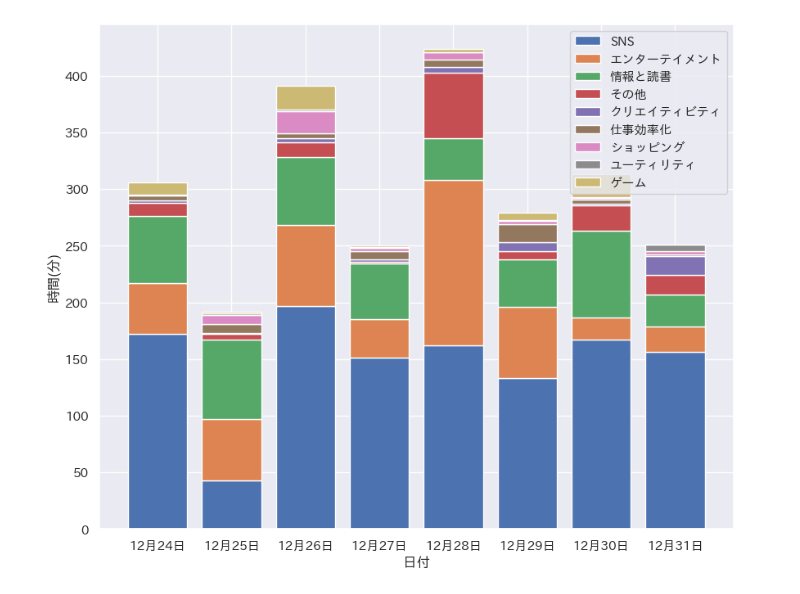
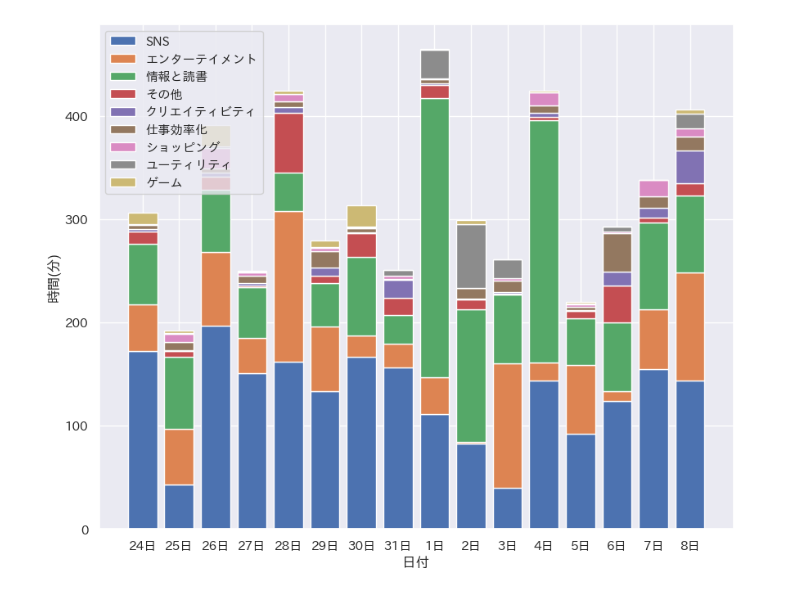
Before and after one commit to To-Takemoto/DSP, a Jupyter notebook: tinking.ipynb, the cells around one changed output. Drawn from its saved outputs; the diff is of its cells as text; code cells hidden in the pictures.

```diff
--- a/tinking.ipynb
+++ b/tinking.ipynb
@@ -18,5 +10,5 @@ graph_drawer.draw_temperature_graph(date_dic, 5, 3)
-# %%
-dataset2 = thinking_fun.TinkingGraph().make_span_dataset(date_dic, 8)
-thinking_fun.TinkingGraph().draw_screen_time_graph(dataset2)
-# %% [output]
-[figure, removed]
+# %%
+dataset= graph_drawer.make_span_dataset(date_dic, span)
+graph_drawer.draw_screen_time_graph(dataset)
+# %% [output]
+[figure, added]
```
Also changed, not shown: parts of 4 cells of this notebook.
